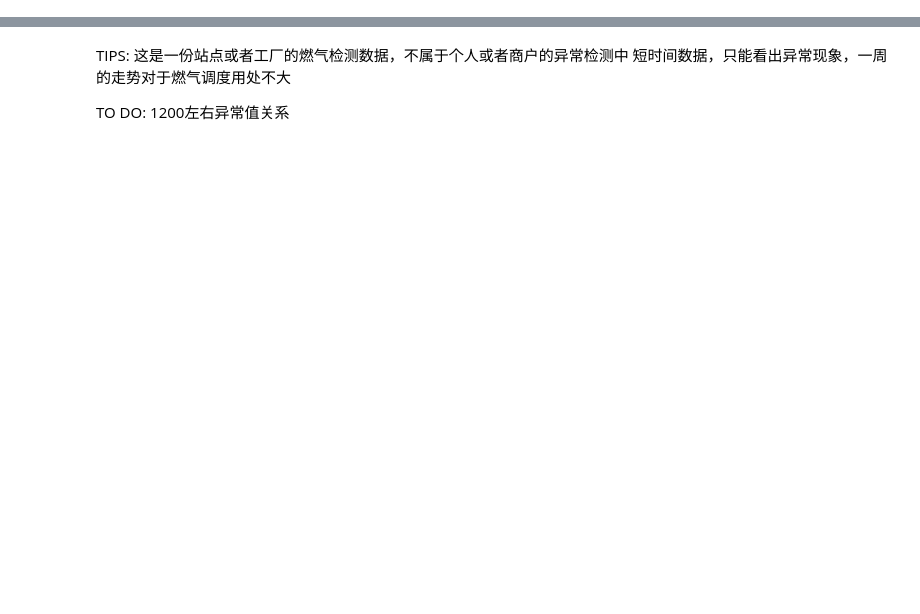
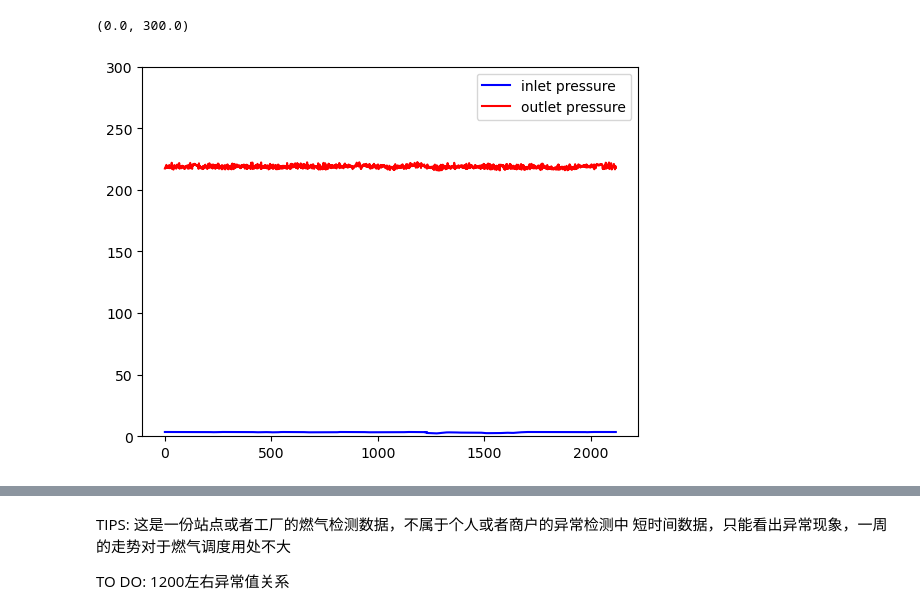
Before and after one commit to Kan19990810/Project, a Jupyter notebook: GasAnalysis/gasAnalysis.ipynb, the cells around one changed output, grey strips where cells are left out. Drawn from its saved outputs; the diff is of its cells as text; code cells hidden in the pictures; blank space fills up the shorter version.

```diff
--- a/GasAnalysis/gasAnalysis.ipynb
+++ b/GasAnalysis/gasAnalysis.ipynb
@@ -38,0 +50,12 @@ plt.plot(a6, color='k')
+# %%
+a1 = pd.read_csv('gasDemo.csv', usecols=['XX进口压力'],encoding='gbk')
+plt.plot(a1, color='b', label='inlet pressure')
+
+a2 = pd.read_csv('gasDemo.csv', usecols=['XX出口压力'],encoding='gbk')
+plt.plot(a2, color='r', label='outlet pressure')
+
+plt.legend(loc='upper right')
+plt.ylim(0, 300)
+# %% [output]
+(0.0, 300.0)
+[figure, added]
```
Also changed, not shown: parts of 3 cells of this notebook.
